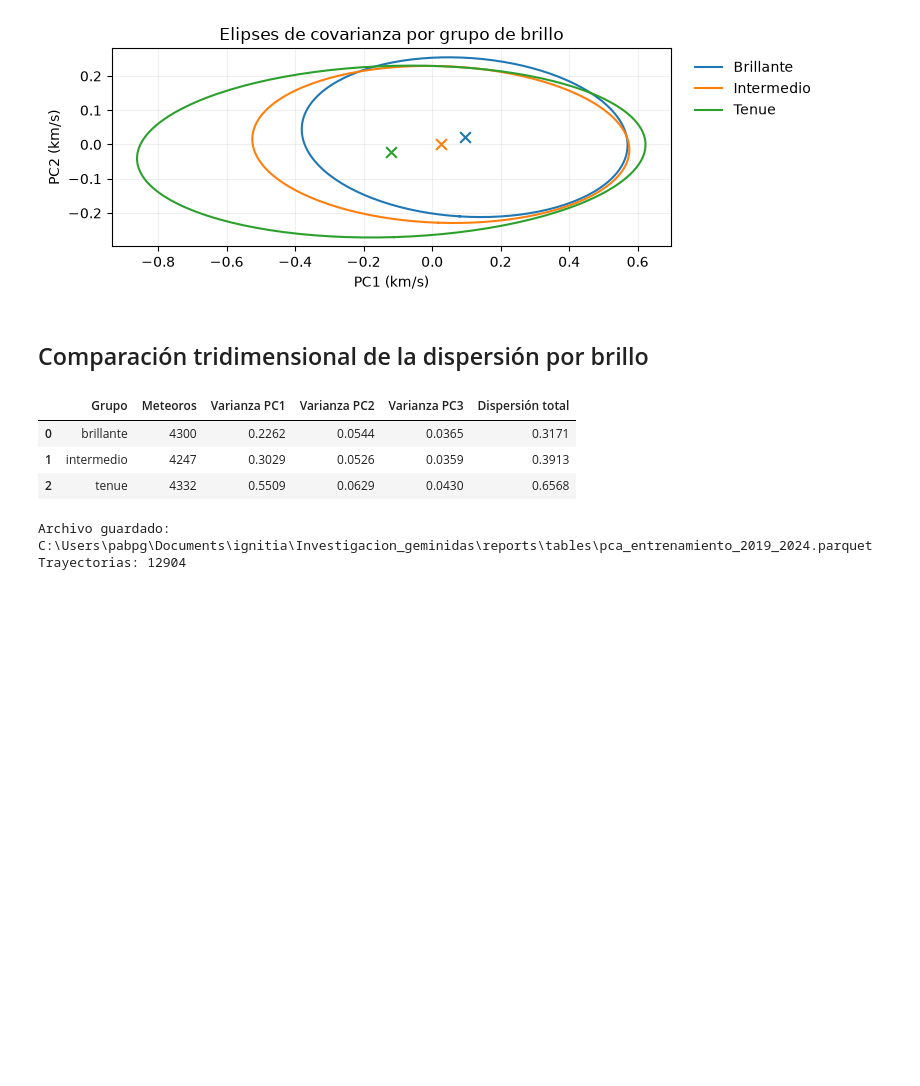
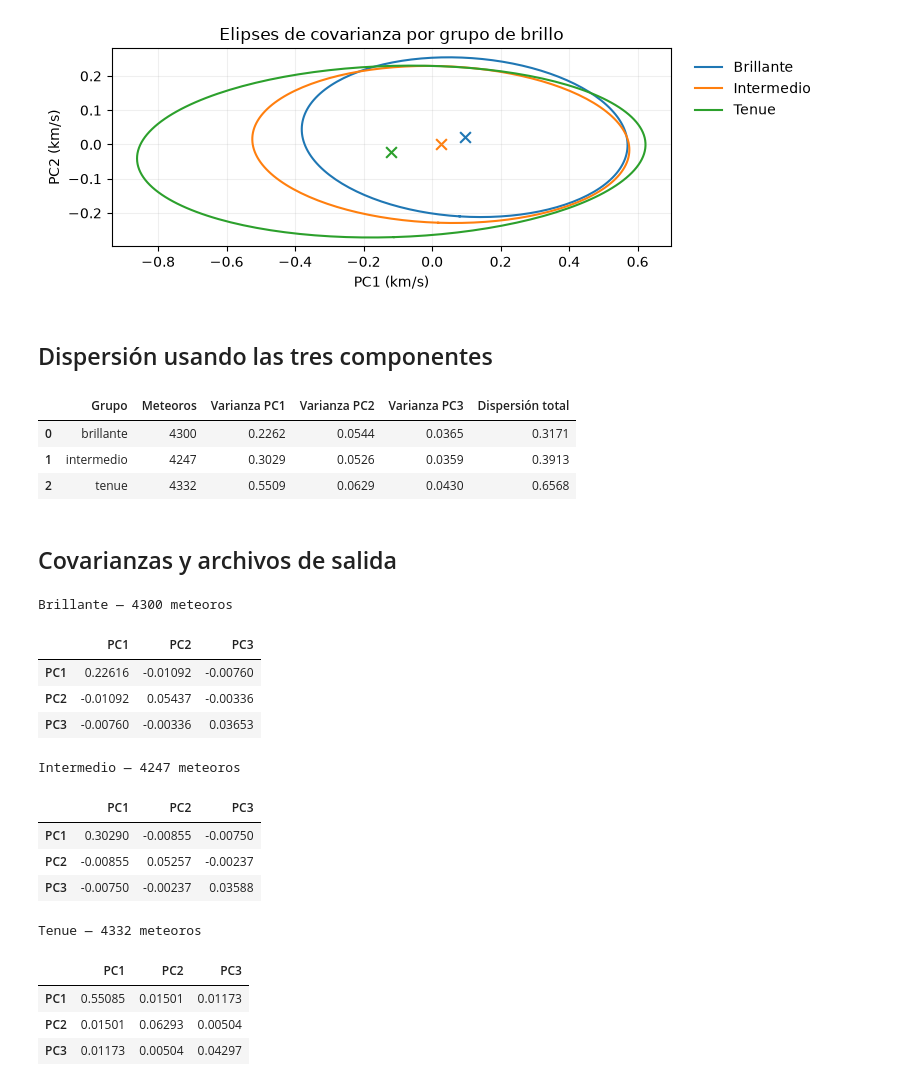
Before and after one commit to AlexBytes-23/Investigacion_geminidas, a Jupyter notebook: notebooks/05_pca.ipynb, the cells around one changed output. Drawn from its saved outputs; the diff is of its cells as text; code cells hidden in the pictures; blank space fills up the shorter version.

Commit message:
feat: completa analisis PCA de las Geminidas

```diff
--- a/notebooks/05_pca.ipynb
+++ b/notebooks/05_pca.ipynb
@@ -558,7 +558,7 @@ plt.show()
 # %% [output]
 [figure]
 # %% [markdown]
-## Comparación tridimensional de la dispersión por brillo
+## Dispersión usando las tres componentes
 # %%
 # Comparar la dispersión completa en los tres ejes del PCA global
 
@@ -597,18 +597,37 @@ display(tabla_dispersion.round(4))
 | 0 | brillante | 4300 | 0.2262 | 0.0544 | 0.0365 | 0.3171 |
 | 1 | intermedio | 4247 | 0.3029 | 0.0526 | 0.0359 | 0.3913 |
 | 2 | tenue | 4332 | 0.5509 | 0.0629 | 0.0430 | 0.6568 |
-# %%
-# Guardar las coordenadas PCA para documentación y análisis descriptivo
-
-ruta_tablas = raiz_proyecto / "reports" / "tables"
-ruta_tablas.mkdir(parents=True, exist_ok=True)
-
-ruta_salida = ruta_tablas / "pca_entrenamiento_2019_2024.parquet"
-
-df_pca_por_id.to_parquet(ruta_salida, index=False)
-
-print("Archivo guardado:", ruta_salida)
-print("Trayectorias:", len(df_pca_por_id))
-# %% [output]
-Archivo guardado: C:\Users\pabpg\Documents\ignitia\Investigacion_geminidas\reports\tables\pca_entrenamiento_2019_2024.parquet
-Trayectorias: 12904
+# %% [markdown]
+## Covarianzas y archivos de salida
+# %%
+# Las covarianzas se calculan por grupo, sin rehacer el PCA
+componentes = ["PC1", "PC2", "PC3"]
+
+for grupo in ["brillante", "intermedio", "tenue"]:
+    datos_grupo = df_analisis.loc[
+        df_analisis["grupo_brillo"] == grupo, componentes
+    ]
+    cov_grupo = datos_grupo.cov()
+
+    assert len(datos_grupo) > 1
+    assert np.allclose(cov_grupo, cov_grupo.T)
+    assert np.linalg.eigvalsh(cov_grupo).min() >= -1e-10
+
+    print(f"\n{grupo.capitalize()} — {len(datos_grupo)} meteoros")
+    display(cov_grupo.round(5))
+# %% [output]
+Brillante — 4300 meteoros
+|  | PC1 | PC2 | PC3 |
+| PC1 | 0.22616 | -0.01092 | -0.00760 |
+| PC2 | -0.01092 | 0.05437 | -0.00336 |
+| PC3 | -0.00760 | -0.00336 | 0.03653 |
+Intermedio — 4247 meteoros
+|  | PC1 | PC2 | PC3 |
+| PC1 | 0.30290 | -0.00855 | -0.00750 |
+| PC2 | -0.00855 | 0.05257 | -0.00237 |
+| PC3 | -0.00750 | -0.00237 | 0.03588 |
+Tenue — 4332 meteoros
+|  | PC1 | PC2 | PC3 |
+| PC1 | 0.55085 | 0.01501 | 0.01173 |
+| PC2 | 0.01501 | 0.06293 | 0.00504 |
+| PC3 | 0.01173 | 0.00504 | 0.04297 |
```
Also changed, not shown: parts of 18 cells of this notebook.
